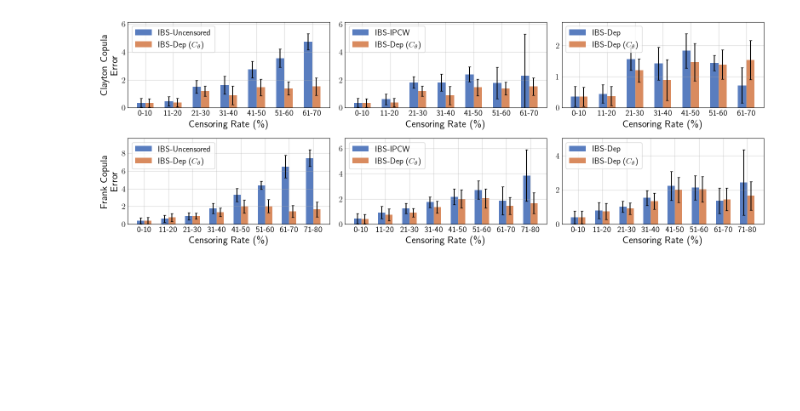
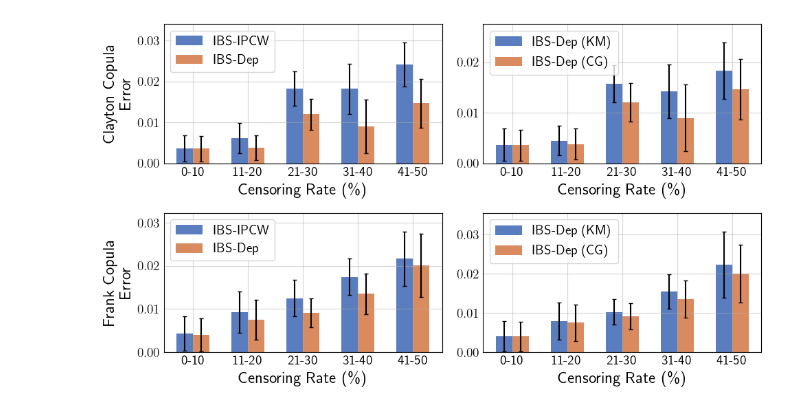
Before and after one commit to thecml/survival-copula, a Jupyter notebook: notebooks/plot_synthetic_censoring.ipynb, the cells around one changed output. Drawn from its saved outputs; the diff is of its cells as text; code cells hidden in the pictures; blank space fills up the shorter version.

Commit message:
Fixed uncensored ibs

```diff
--- a/notebooks/plot_synthetic_censoring.ipynb
+++ b/notebooks/plot_synthetic_censoring.ipynb
@@ -30,26 +30,19 @@ columns = ['ibs_uncens_error', 'ibs_ipcw_error', 'ibs_indep_bg_error',
            'ibs_dep_bg_error', 'ibs_indep_bguw_error', 'ibs_dep_bguw_error']
 df = df[(zscore(df[columns]) < z_threshold).all(axis=1)]
 
-# Multiply all error columns by 100 to express as percentages
-df[columns] = df[columns] * 100
-
 # Define error columns
 error_columns = [
-    ("ibs_uncens_error", "ibs_dep_bg_error", "IBS-Uncensored", r"IBS-Dep ($C_{\theta}$)"),
-    ("ibs_ipcw_error", "ibs_dep_bg_error", "IBS-IPCW", r"IBS-Dep ($C_{\theta}$)"),
-    ("ibs_indep_bg_error", "ibs_dep_bg_error", r"IBS-Dep", r"IBS-Dep ($C_{\theta}$)")
+    ("ibs_ipcw_error", "ibs_dep_bg_error", "IBS-IPCW", r"IBS-Dep (CG)"),
+    ("ibs_indep_bg_error", "ibs_dep_bg_error", r"IBS-Dep (KM)", r"IBS-Dep (CG)")
 ]
 
-# Convert censoring_rate to percentage for binning
-df["censoring_pct"] = df["censoring_rate"] * 100
-
 # Define bins and labels
-bins = [0.0, 0.10, 0.20, 0.30, 0.40, 0.50, 0.60, 0.70, 0.80]
-labels = ["0-10", "11-20", "21-30", "31-40", "41-50", "51-60", "61-70", "71-80"]
+bins = [0.0, 0.10, 0.20, 0.30, 0.40, 0.50]
+labels = ["0-10", "11-20", "21-30", "31-40", "41-50",]
 df['censoring_bin'] = pd.cut(df['censoring_rate'], bins=bins, labels=labels, include_lowest=True)
 
 # Create subplots: 2 rows (Clayton, Frank) × 3 metrics
-fig, axes = plt.subplots(2, 3, figsize=(16, 6))
+fig, axes = plt.subplots(2, 2, figsize=(10, 6))
 axes = np.array(axes)
 
 copulas = ["clayton", "frank"]
@@ -95,31 +88,31 @@ for row_idx, copula in enumerate(copulas):
                 x = bar.get_x() + bar.get_width() / 2
                 y = bar.get_height()
                 ax.errorbar(x, y, yerr=sigma_level*err, fmt='none', c='black', capsize=2)
 
         # Replace legend
         ax.legend_.remove()
         ax.legend(
             handles=ax.containers[:2],
             labels=[label1, label2],
             fontsize=14
         )
 
         # Set axes labels and titles
         if i == 0:
             ax.set_ylabel(f"{copula.capitalize()} Copula\nError")
         else:
             ax.set_ylabel("")
         ax.set_xlabel("Censoring Rate (\%)")
 
         # Formatting
         y_min, y_max = ax.get_ylim()
         ax.set_ylim(0, y_max * 1.1)
         ax.grid(True, alpha=0.5)
         ax.tick_params(axis='y', which='both', length=0)
         ax.tick_params(axis='x', which='both', length=0)
 
 plt.tight_layout(rect=[0, 0.05, 1, 1])
 plt.savefig(f"{cfg.PLOTS_DIR}/synthetic_censoring.pdf", format='pdf', bbox_inches='tight')
 plt.show()
 # %% [output]
-[figure, old version]
+[figure, new version]
```
Also changed, not shown: 4 other files.
